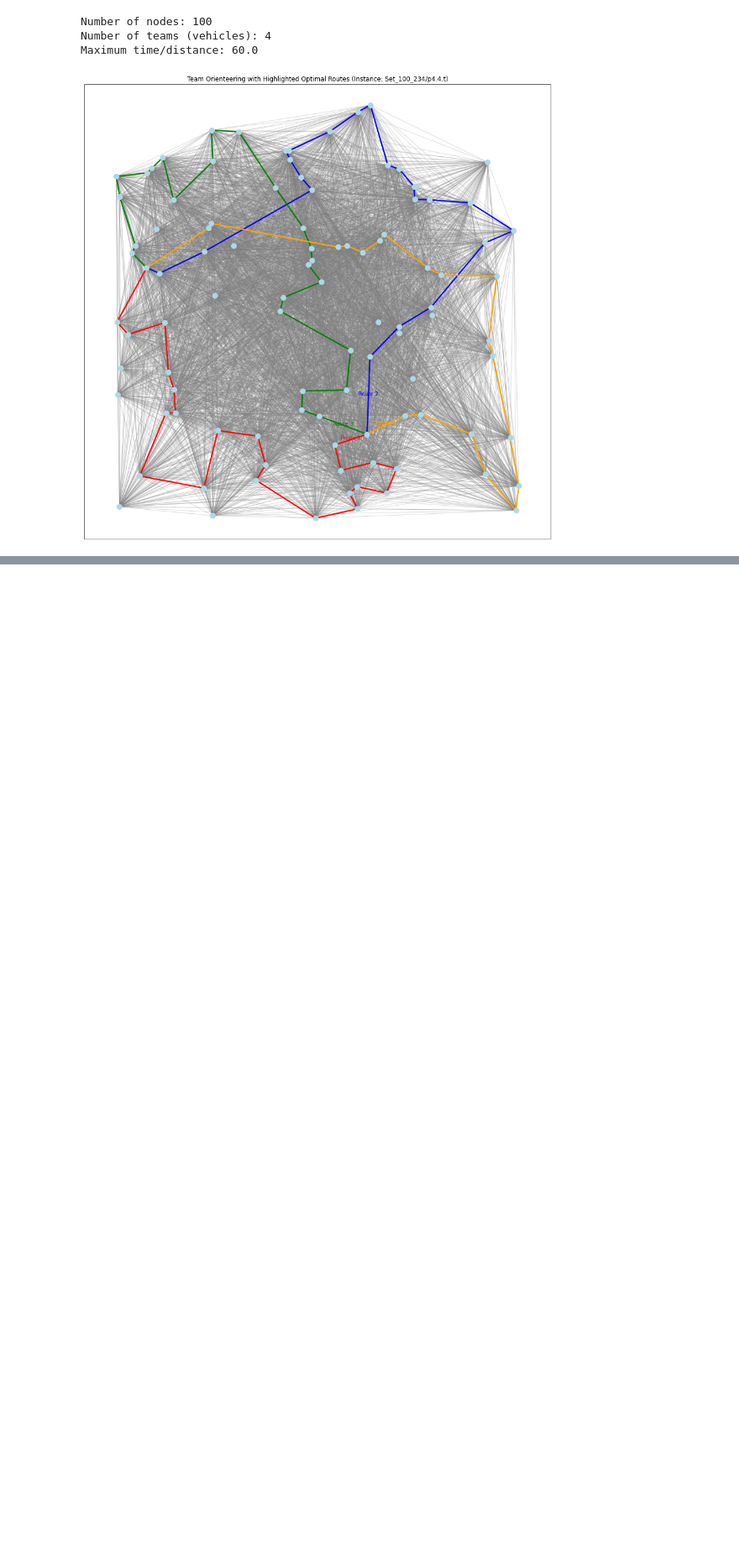
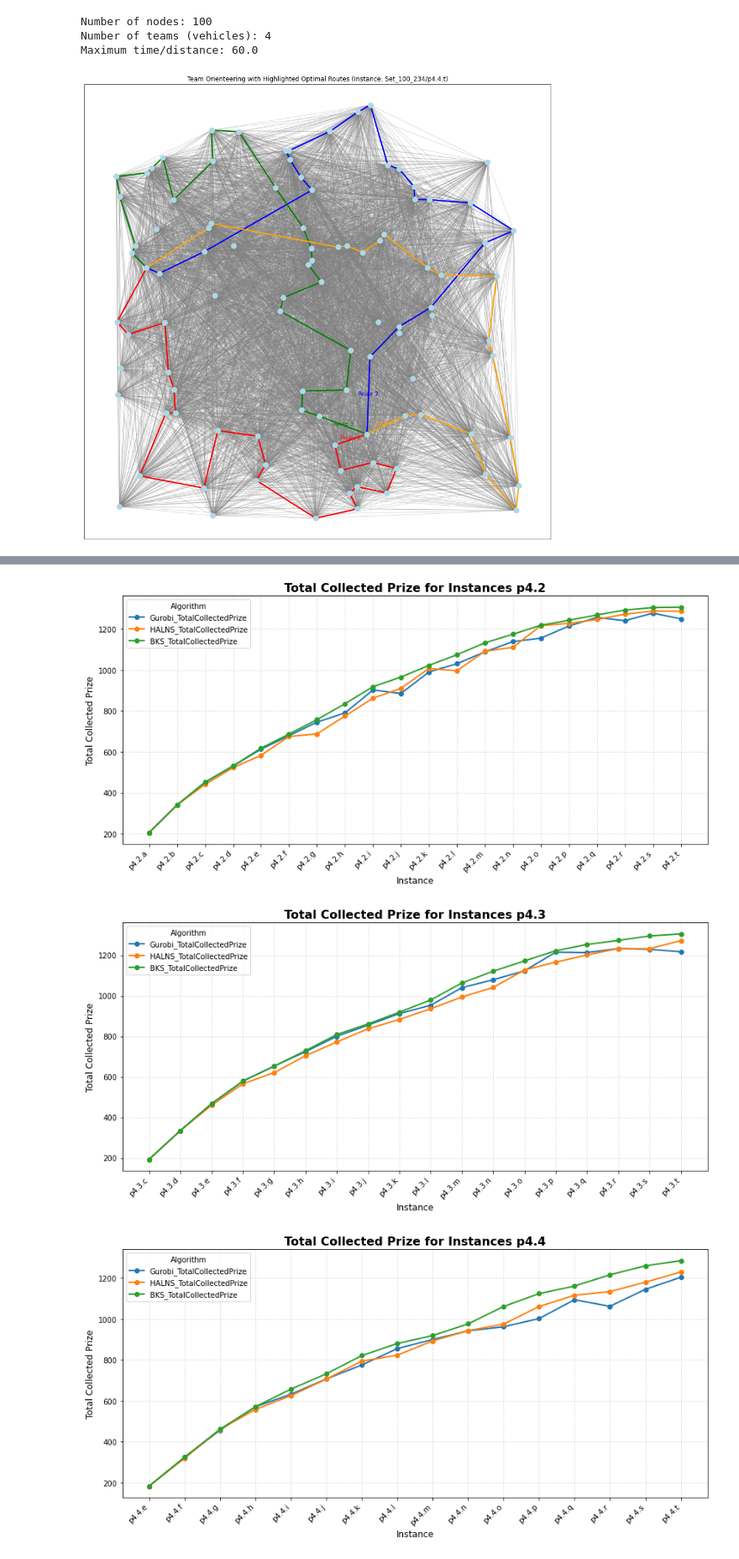
Before and after one commit to cevateness/team-orienteering-problem-study, a Jupyter notebook: TOP_visualization.ipynb, the cells around one changed output, grey strips where cells are left out. Shown at 84% size. Drawn from its saved outputs; the diff is of its cells as text; code cells hidden in the pictures; blank space fills up the shorter version.

Commit message:
updates on visualization results

```diff
--- a/TOP_visualization.ipynb
+++ b/TOP_visualization.ipynb
@@ -134,0 +168,57 @@ Maximum time/distance: 60.0
+# %%
+# Filter subsets based on instance names
+df_p42 = df[df["Instance"].str.contains("p4.2")]
+df_p43 = df[df["Instance"].str.contains("p4.3")]
+df_p44 = df[df["Instance"].str.contains("p4.4")]
+
+import matplotlib.pyplot as plt
+
+def plot_total_prize(df_subset, title):
+    ax = df_subset[["Gurobi_TotalCollectedPrize", "HALNS_TotalCollectedPrize", "BKS_TotalCollectedPrize"]].plot(
+        figsize=(12, 6),
+        marker="o",
+        linestyle="-",
+        linewidth=2
+    )
+    ax.set_title(title, fontsize=16, fontweight="bold")
+    ax.set_xlabel("Instance", fontsize=12)
+    ax.set_ylabel("Total Collected Prize", fontsize=12)
+    ax.set_xticks(df_subset.index)
+    ax.set_xticklabels(df_subset["Instance"], rotation=45, ha="right", fontsize=10)
+    ax.grid(linestyle="--", alpha=0.4)
+    ax.legend(title="Algorithm", loc="upper left", fontsize=10)
+    plt.tight_layout()
+    plt.show()
+
+def plot_runtime(df_subset, title):
+    ax = df_subset[["Gurobi_RunTime", "HALNS_RunTime"]].plot(
+        figsize=(12, 6),
+        marker="o",
+        linestyle="-",
+        linewidth=2,
+        color=["blue", "orange"]
+    )
+    ax.set_title(title, fontsize=16, fontweight="bold")
+    ax.set_xlabel("Instance", fontsize=12)
+    ax.set_ylabel("Runtime (seconds)", fontsize=12)
+    ax.set_xticks(df_subset.index)
+    ax.set_xticklabels(df_subset["Instance"], rotation=45, ha="right", fontsize=10)
+    ax.grid(linestyle="--", alpha=0.4)
+    ax.legend(title="Algorithm", loc="upper left", fontsize=10)
+    plt.tight_layout()
+    plt.show()
+
+
+# Plot Total Collected Prize
+plot_total_prize(df_p42, "Total Collected Prize for Instances p4.2")
+plot_total_prize(df_p43, "Total Collected Prize for Instances p4.3")
+plot_total_prize(df_p44, "Total Collected Prize for Instances p4.4")
+
+# Plot Runtime
+plot_runtime(df_p42, "Runtime for Instances p4.2")
+plot_runtime(df_p43, "Runtime for Instances p4.3")
+plot_runtime(df_p44, "Runtime for Instances p4.4")
+# %% [output]
+[figure, added]
+[figure, added]
+[figure, added]
```
Also changed, not shown: parts of 5 cells of this notebook, 1 other file.
